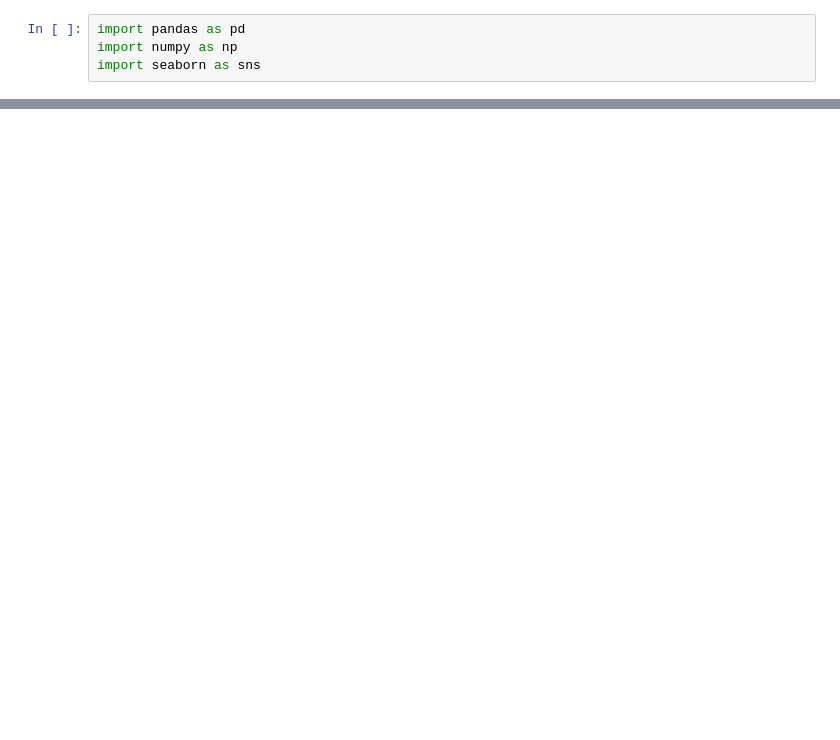
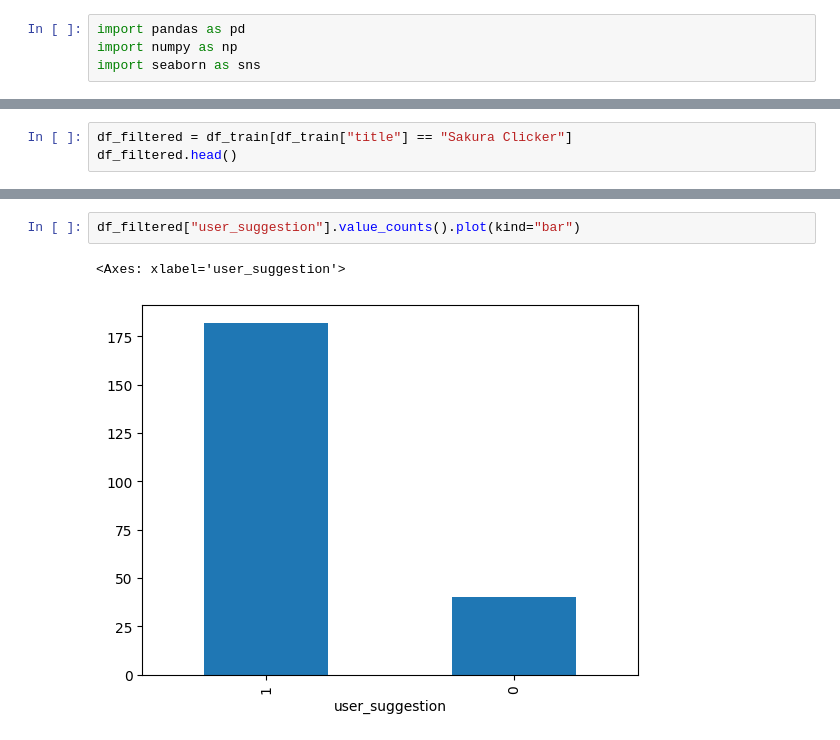
Before and after one commit to DylanSTucker/cmpt318-dataAnalysis, a Jupyter notebook: figures.ipynb, the cells around one changed output, grey strips where cells are left out. Drawn from its saved outputs; the diff is of its cells as text; blank space fills up the shorter version.

Commit message:
now have all figures necessary for proposal

```diff
--- a/figures.ipynb
+++ b/figures.ipynb
@@ -26,0 +35,3 @@ df.describe()
+# %%
+df_filtered = df_train[df_train["title"] == "Sakura Clicker"]
+df_filtered.head()
@@ -26,0 +124,5 @@ df.describe()
+# %%
+df_filtered["user_suggestion"].value_counts().plot(kind="bar")
+# %% [output]
+<Axes: xlabel='user_suggestion'>
+[figure, added]
```
Also changed, not shown: parts of 15 cells of this notebook.
